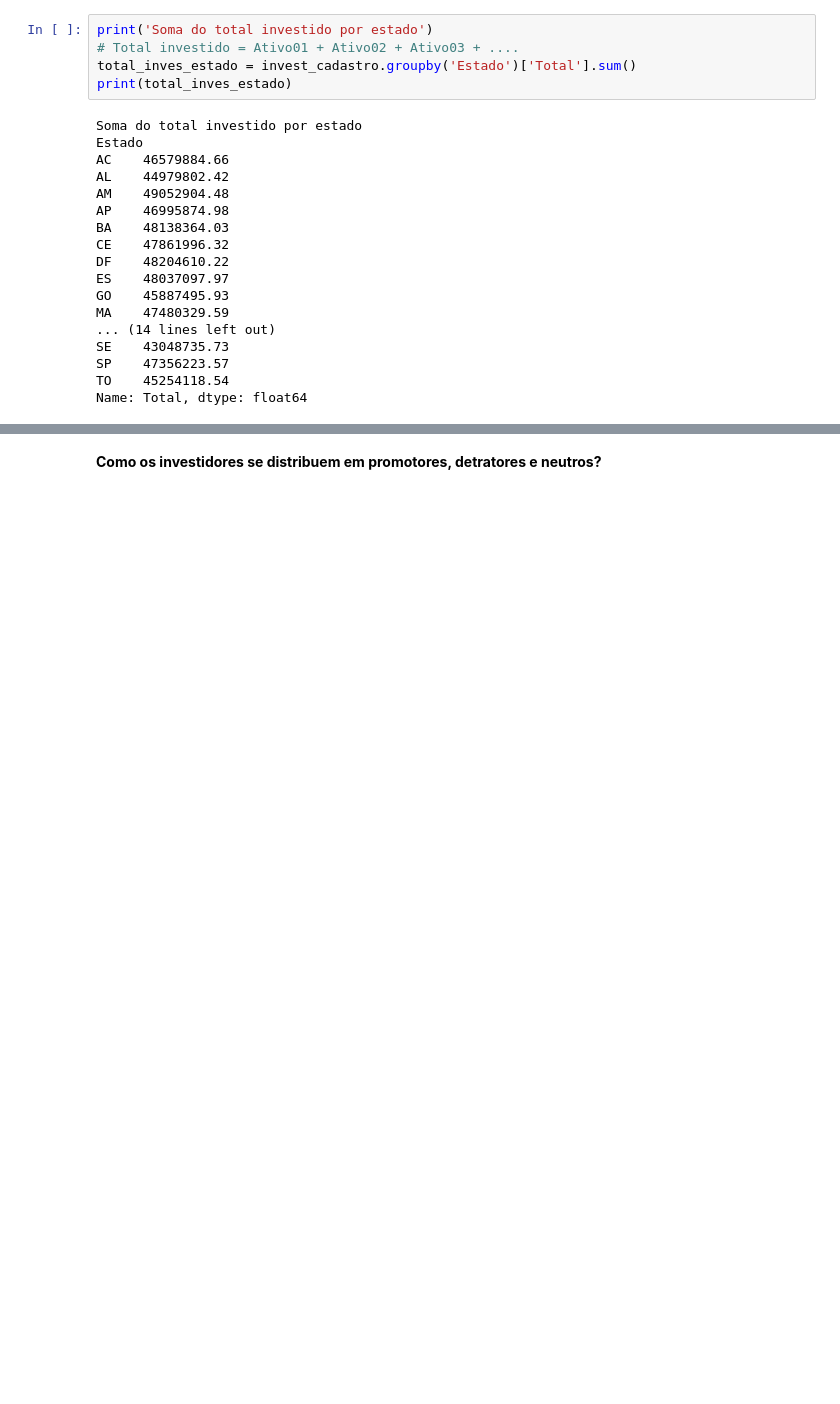
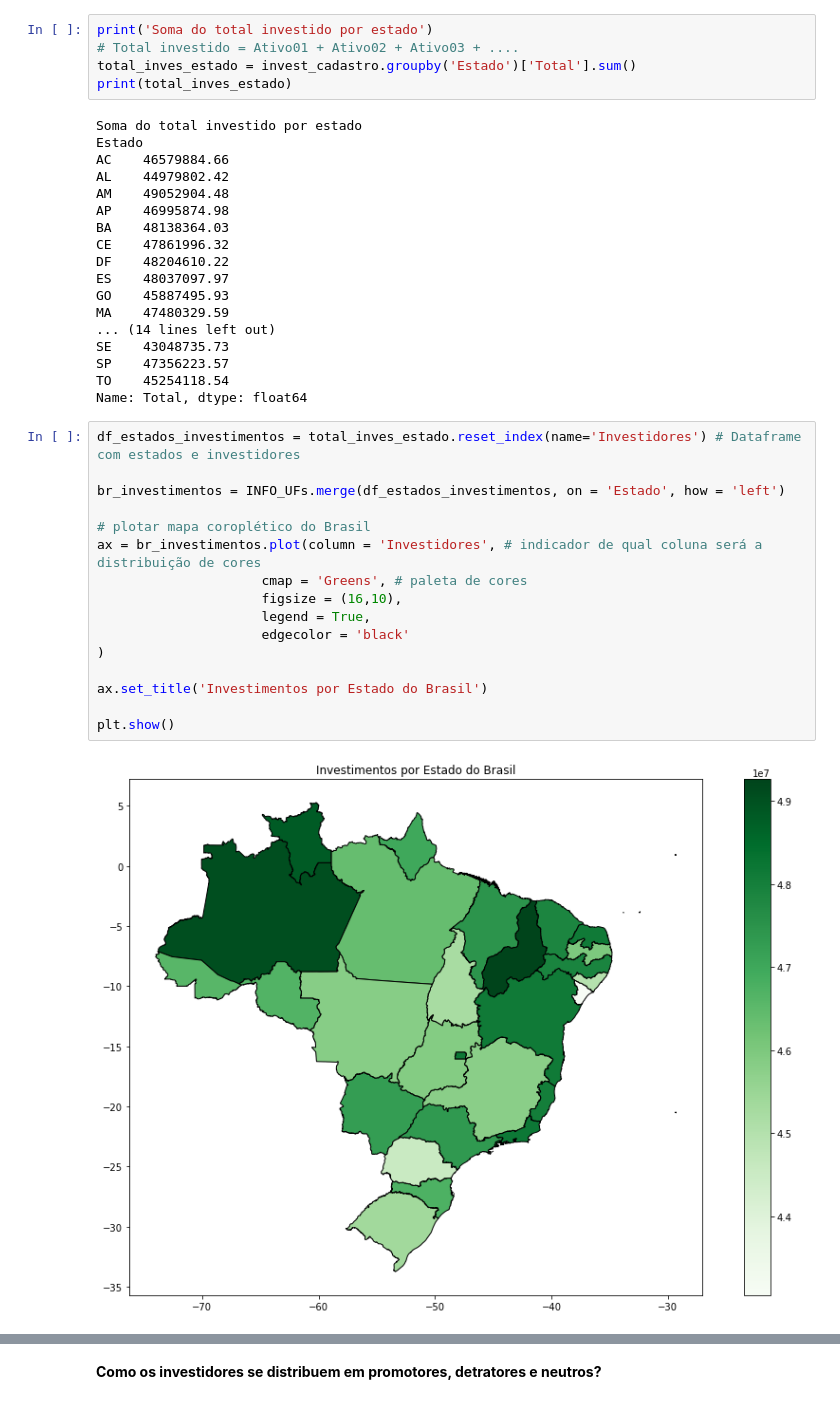
Before and after one commit to castroavila/projeto_aplicado_modulo_3, a Jupyter notebook: Proj 1 - pandas - notebook.ipynb, the cells around one changed output, grey strips where cells are left out. Drawn from its saved outputs; the diff is of its cells as text; blank space fills up the shorter version.

```diff
--- a/Proj 1 - pandas - notebook.ipynb
+++ b/Proj 1 - pandas - notebook.ipynb
@@ -615,3 +640,21 @@ SE    43048735.73
 SP    47356223.57
 TO    45254118.54
 Name: Total, dtype: float64
+# %%
+df_estados_investimentos = total_inves_estado.reset_index(name='Investidores') # Dataframe com estados e investidores
+
+br_investimentos = INFO_UFs.merge(df_estados_investimentos, on = 'Estado', how = 'left')
+
+# plotar mapa coroplético do Brasil
+ax = br_investimentos.plot(column = 'Investidores', # indicador de qual coluna será a distribuição de cores
+                     cmap = 'Greens', # paleta de cores
+                     figsize = (16,10),
+                     legend = True,
+                     edgecolor = 'black'
+)
+
+ax.set_title('Investimentos por Estado do Brasil')
+
+plt.show()
+# %% [output]
+[figure, added]
```
Also changed, not shown: parts of 13 cells of this notebook.
